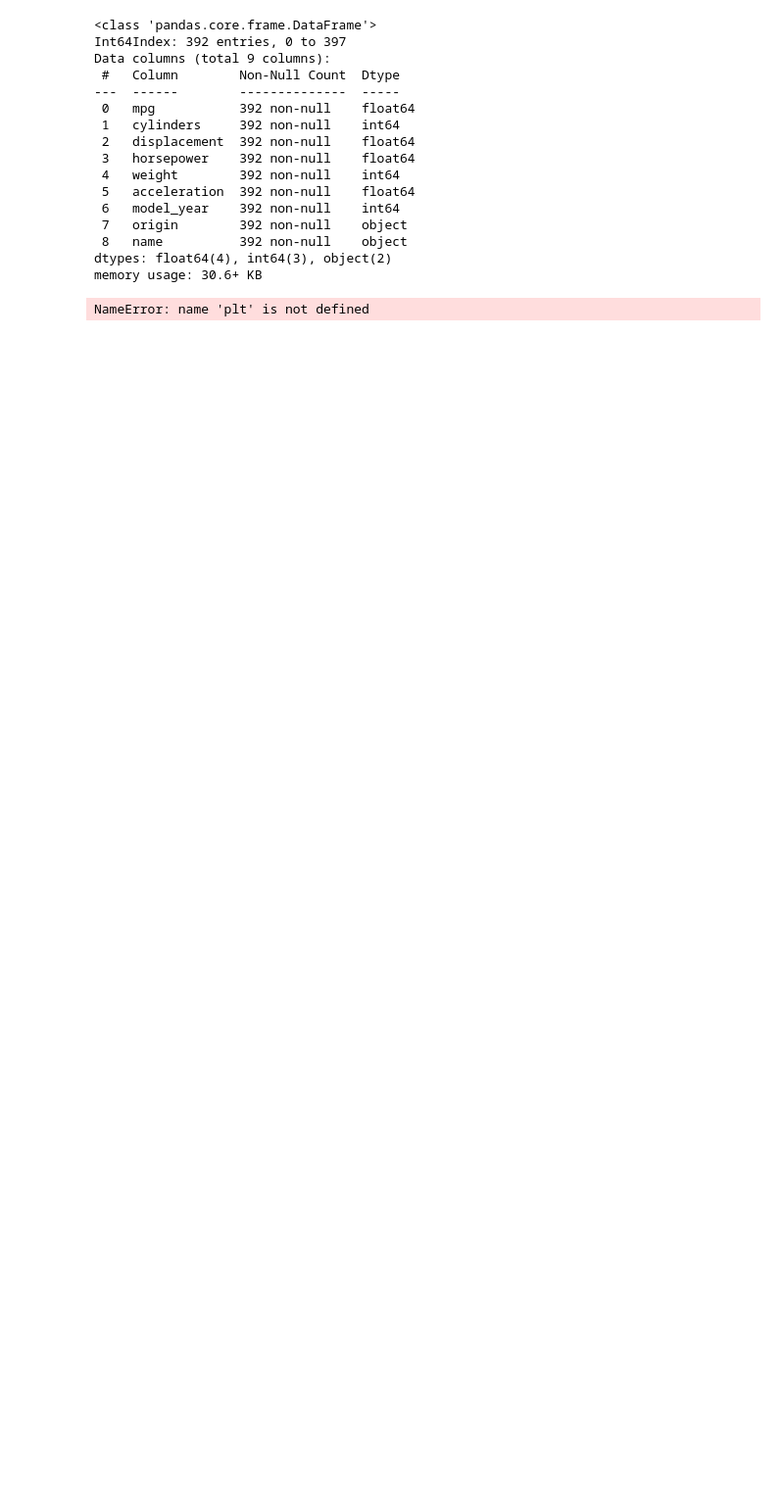
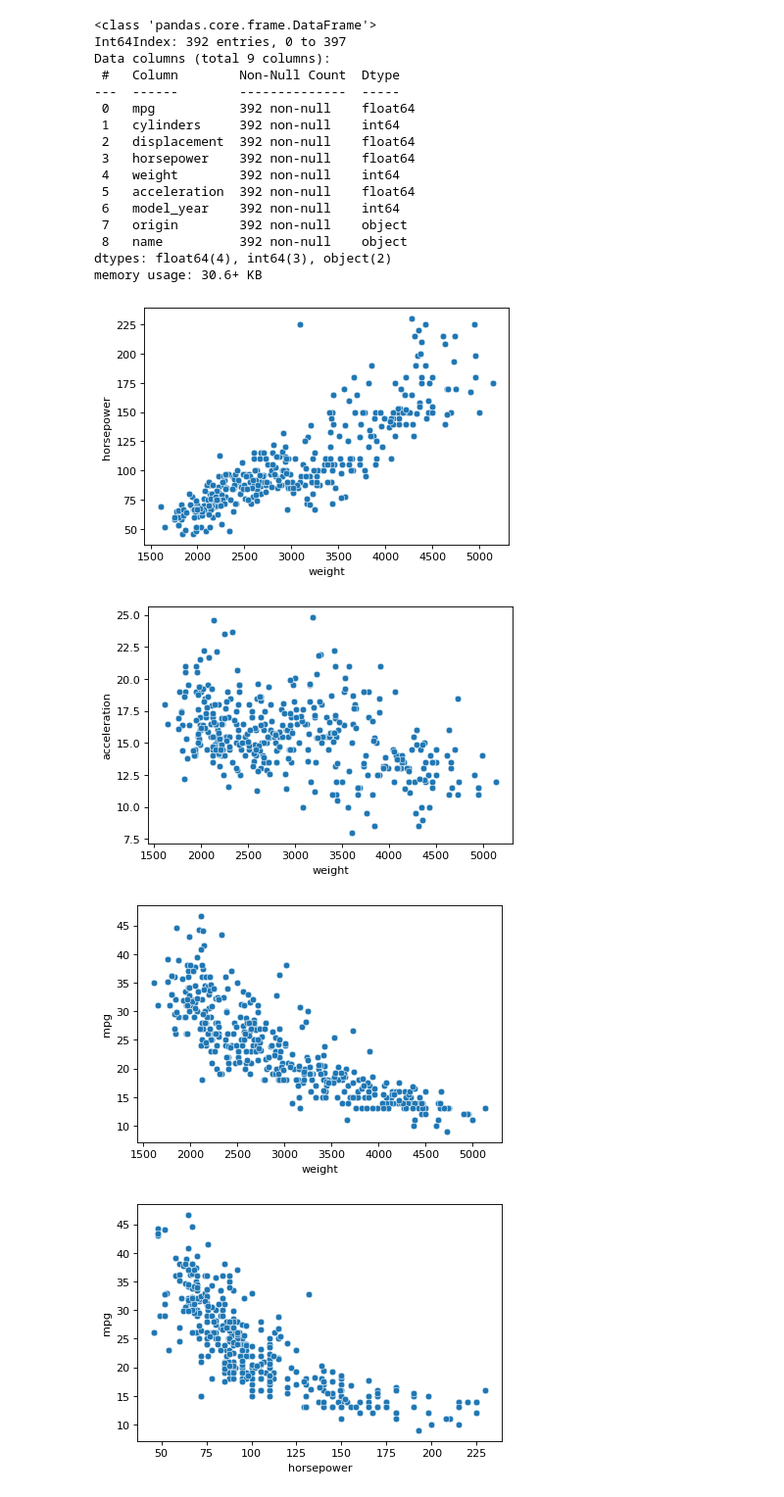
Before and after one commit to FHegardt/Maskininl-rning-Fredrik-Hegardt, a Jupyter notebook: Exercises/Exer_2.ipynb, the cells around one changed output. Shown at 98% size. Cells and saved outputs as stored; diff of their text form; code cells hidden in the pictures; blank space fills up the shorter version.

```diff
--- a/Exercises/Exer_2.ipynb
+++ b/Exercises/Exer_2.ipynb
@@ -24,9 +24,13 @@ Data columns (total 9 columns):
  8   name          392 non-null    object
 dtypes: float64(4), int64(3), object(2)
 memory usage: 30.6+ KB
-# %%
-
-fig, ax = plt.subplots(dpi=120)
-sns.scatterplot(x = clean_data["horsepower"], y = "weight")
-# %% [output]
-NameError: name 'plt' is not defined
+# %%
+plot_list = [["weight", "horsepower"],[ "weight", "acceleration"],["weight","mpg"],["horsepower", "mpg"]]
+for i in range(len(plot_list)):
+    fig, ax = plt.subplots(dpi=80)
+    sns.scatterplot(x = clean_data[plot_list[i][0]], y = clean_data[plot_list[i][1]])
+# %% [output]
+[figure, added]
+[figure, added]
+[figure, added]
+[figure, added]
```
